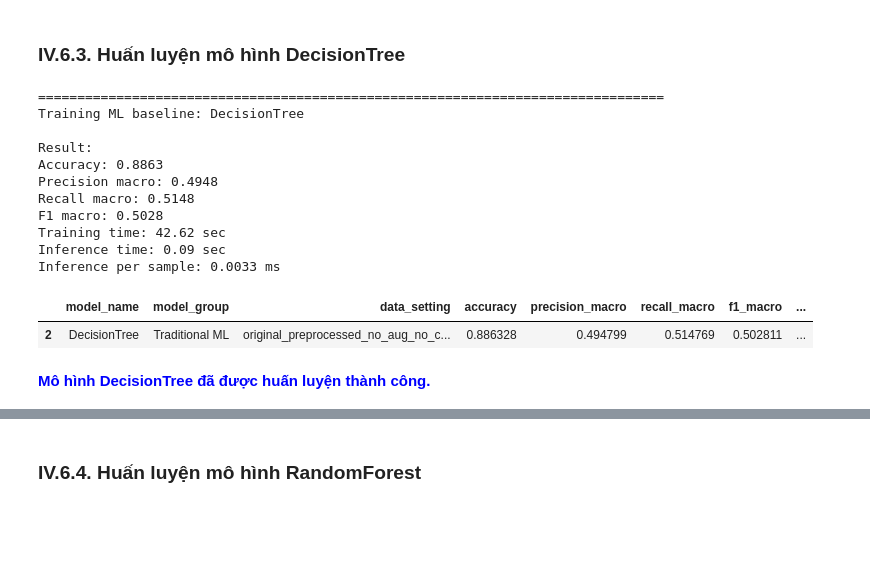
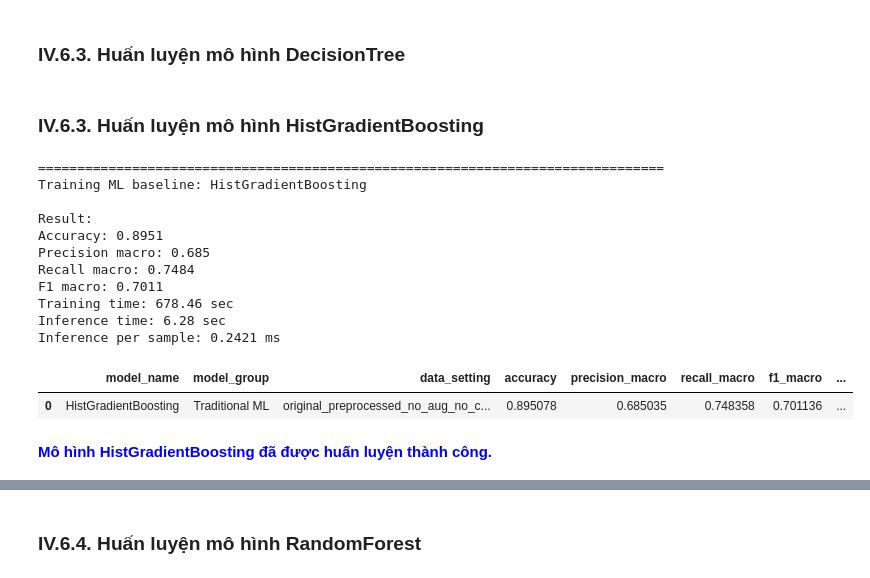
Before and after one commit to quangnguyen-james/wafermap-thesis, a Jupyter notebook: wafermap-classification-by-cae-and-lightweight.ipynb, the cells around one changed output, grey strips where cells are left out. Drawn from its saved outputs; the diff is of its cells as text; code cells hidden in the pictures; blank space fills up the shorter version.

```diff
--- a/wafermap-classification-by-cae-and-lightweight.ipynb
+++ b/wafermap-classification-by-cae-and-lightweight.ipynb
@@ -1555,20 +1589,25 @@ Mô hình LinearSVM đã được huấn luyện thành công.
 # %% [markdown]
 ### IV.6.3. Huấn luyện mô hình DecisionTree
 # %%
-decision_tree_model, decision_tree_report, decision_tree_cm = run_ml_baseline("DecisionTree")
+decission_tree_model, decission_tree_report, decission_tree_cm = run_ml_baseline("DecisionTree")
 display(HTML("<span style = 'color: blue; font-weight:bold;'> Mô hình DecisionTree đã được huấn luyện thành công.</span>"))
-# %% [output]
-================================================================================
-Training ML baseline: DecisionTree
-
-Result:
-Accuracy: 0.8863
-Precision macro: 0.4948
-Recall macro: 0.5148
-F1 macro: 0.5028
-Training time: 42.62 sec
-Inference time: 0.09 sec
-Inference per sample: 0.0033 ms
-|  | model_name | model_group | data_setting | accuracy | precision_macro | recall_macro | f1_macro | ... |
-| 2 | DecisionTree | Traditional ML | original_preprocessed_no_aug_no_c... | 0.886328 | 0.494799 | 0.514769 | 0.502811 | ... |
-Mô hình DecisionTree đã được huấn luyện thành công.
+# %% [markdown]
+### IV.6.3. Huấn luyện mô hình HistGradientBoosting
+# %%
+hist_gradient_model, hist_gradient_report, hist_gradient_cm = run_ml_baseline("HistGradientBoosting")
+display(HTML("<span style = 'color: blue; font-weight:bold;'> Mô hình HistGradientBoosting đã được huấn luyện thành công.</span>"))
+# %% [output]
+================================================================================
+Training ML baseline: HistGradientBoosting
+
+Result:
+Accuracy: 0.8951
+Precision macro: 0.685
+Recall macro: 0.7484
+F1 macro: 0.7011
+Training time: 678.46 sec
+Inference time: 6.28 sec
+Inference per sample: 0.2421 ms
+|  | model_name | model_group | data_setting | accuracy | precision_macro | recall_macro | f1_macro | ... |
+| 0 | HistGradientBoosting | Traditional ML | original_preprocessed_no_aug_no_c... | 0.895078 | 0.685035 | 0.748358 | 0.701136 | ... |
+Mô hình HistGradientBoosting đã được huấn luyện thành công.
```
Also changed, not shown: parts of 30 cells of this notebook.
